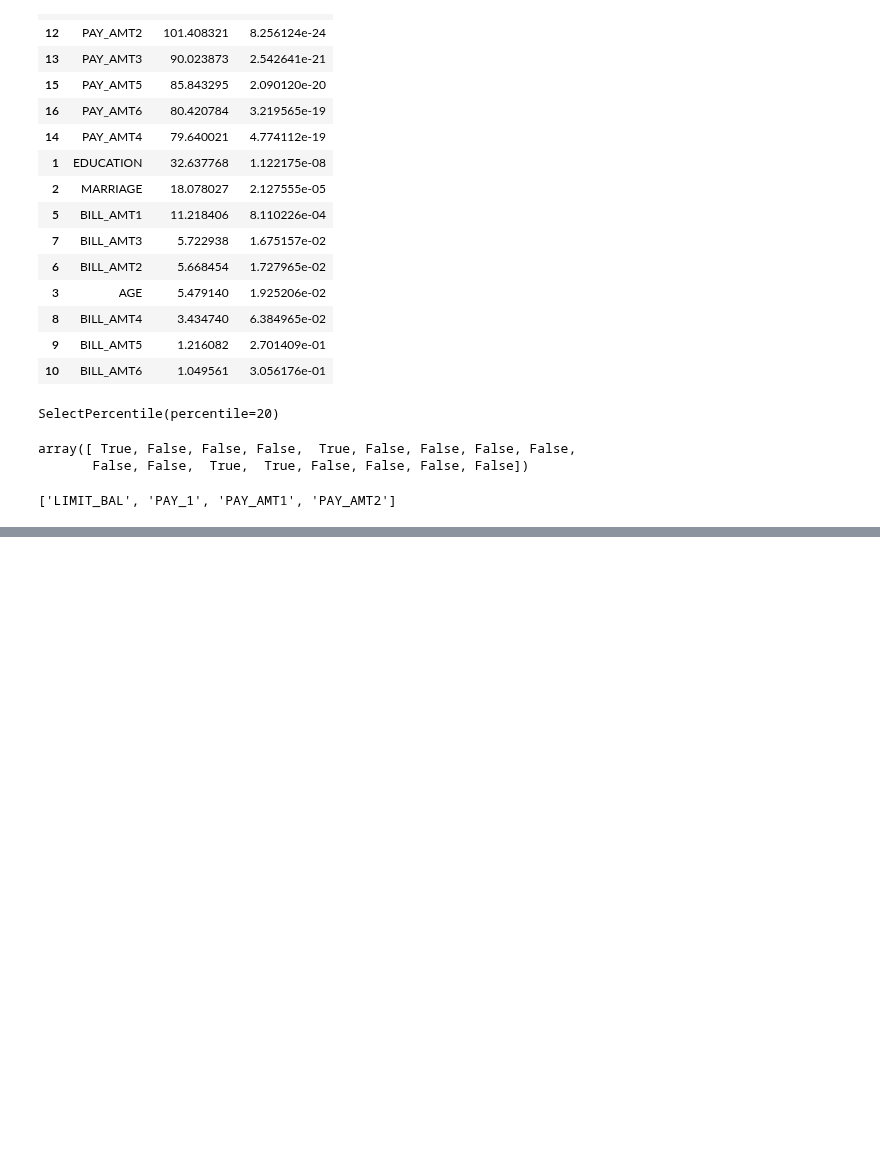
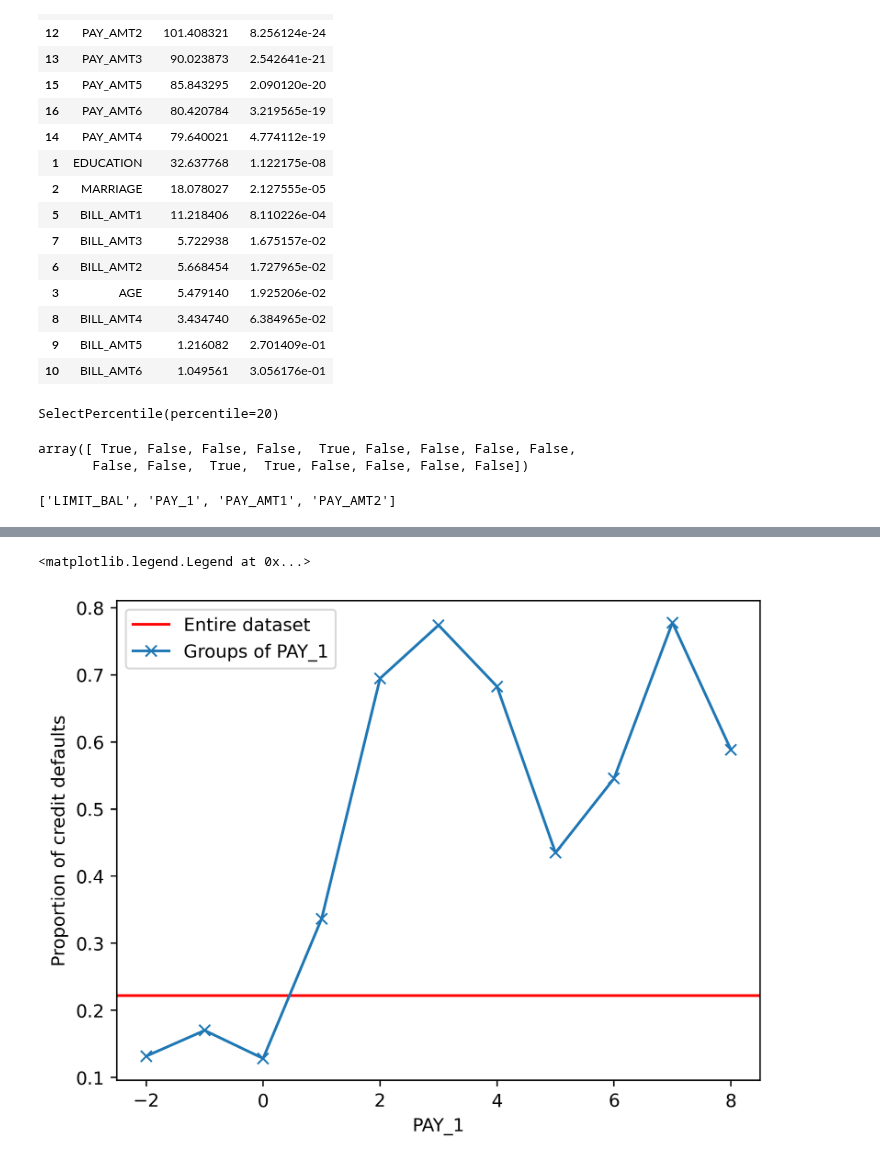
Before and after one commit to askot19/Analise_de_dados, a Jupyter notebook: Projetos de Ciência de Dados com Python/Capítulo 3/ex301.ipynb, the cells around one changed output, grey strips where cells are left out. Drawn from its saved outputs; the diff is of its cells as text; code cells hidden in the pictures; blank space fills up the shorter version.

```diff
--- a/Projetos de Ciência de Dados com Python/Capítulo 3/ex301.ipynb
+++ b/Projetos de Ciência de Dados com Python/Capítulo 3/ex301.ipynb
@@ -149,0 +154,12 @@ best_features
+# %%
+# Importação das bibliotecas necessárias para a análise
+import numpy as np #computação numérica
+import pandas as pd #manipulação de dados
+import matplotlib.pyplot as plt #pacote de plotagem
+#próxima linha é para renderização
+%matplotlib inline
+import matplotlib as mpl #mais funcionalidades de plotagem
+import seaborn as sns #pacote de plotagens mais bonitas
+mpl.rcParams['figure.dpi'] = 400 #figuras de alta resolução
+# %%
+df = pd.read_csv('https://raw.githubusercontent.com/askot19/Analise_de_dados/main/Projetos%20de%20Ci%C3%AAncia%20de%20Dados%20com%20Python/Cap%C3%ADtulo%201/Chapter_1_cleaned_data.csv')
@@ -149,0 +198,5 @@ best_features
+# %%
+#Calculando baseline para a variável de resposta da taxa padrão de todo o dataset
+
+overall_default_rate = df['default payment next month'].mean()
+overall_default_rate
@@ -149,0 +205,3 @@ best_features
+# %%
+group_by_pay_mean_y = df.groupby('PAY_1').agg({'default payment next month':np.mean})
+group_by_pay_mean_y
@@ -149,0 +222,9 @@ best_features
+# %%
+axes = plt.axes()
+axes.axhline(overall_default_rate, color ='red')
+group_by_pay_mean_y.plot(marker='x', legend=False, ax=axes)
+axes.set_ylabel('Proportion of credit defaults')
+axes.legend(['Entire dataset', 'Groups of PAY_1'])
+# %% [output]
+<matplotlib.legend.Legend at 0x...>
+[figure, added]
```
Also changed, not shown: parts of 7 cells of this notebook.
